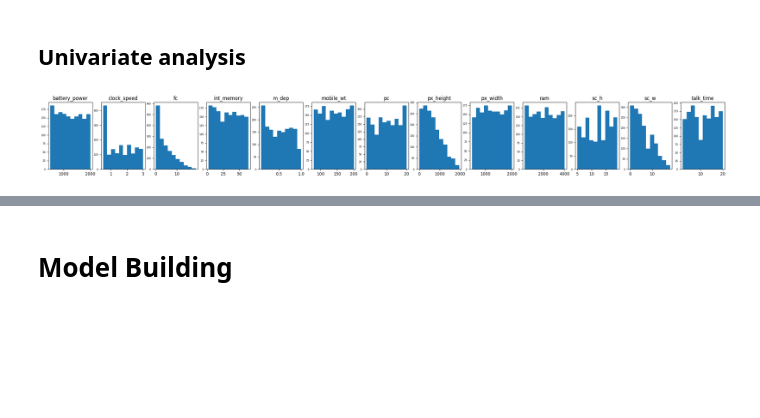
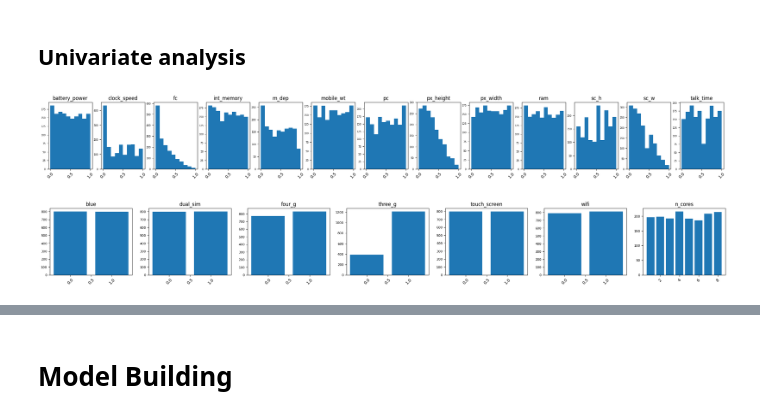
Before and after one commit to wutpppppppppppppppppp/code, a Jupyter notebook: Mobile Price Classification/mobile.ipynb, the cells around one changed output, grey strips where cells are left out. Cells and saved outputs as stored; diff of their text form; code cells hidden in the pictures; blank space fills up the shorter version.

```diff
--- a/Mobile Price Classification/mobile.ipynb
+++ b/Mobile Price Classification/mobile.ipynb
@@ -114,0 +123,8 @@ x_train, x_test, y_train, y_test = train_test_split(X, y, test_size=0.2, random_
+# %%
+fig, axs = plt.subplots(1, 13, figsize=(30, 3))
+for i, col in enumerate(numerical_features):
+    axs[i].hist(x_train[col])
+    axs[i].set_title(col)
+    axs[i].tick_params(axis='x', labelrotation=45)
+    axs[i].tick_params(axis='y', labelsize=6)
+plt.show()
@@ -225,12 +240,12 @@ import seaborn as sns
 # %% [markdown]
 ## Univariate analysis
 # %%
-fig, axs = plt.subplots(1, 13, figsize=(30, 3))
+fig, axs = plt.subplots(1, len(numerical_features), figsize=(30, 3))
 for i, col in enumerate(numerical_features):
-    axs[i].hist(x_train[col])
+    axs[i].hist(x_train_norm[col])
     axs[i].set_title(col)
-    axs[i].tick_params(axis='x')
+    axs[i].tick_params(axis='x', labelrotation=45)
     axs[i].tick_params(axis='y', labelsize=6)
 plt.show()
 # %% [output]
-[figure, old version]
+[figure, new version]
@@ -240,0 +252,12 @@ for i, col in enumerate(categorical_features):
+# %%
+fig, axs = plt.subplots(1,len(categorical_features), figsize=(30, 3))
+
+for i, col in enumerate(categorical_features):
+    axs[i].bar(x_train[col].value_counts().index, x_train[col].value_counts())
+    axs[i].set_title(col)
+    axs[i].tick_params(axis='x', labelrotation=45)
+    axs[i].tick_params(axis='y', labelsize=8)
+
+plt.show()
+# %% [output]
+[figure, added]
```
Also changed, not shown: parts of 12 cells of this notebook.
